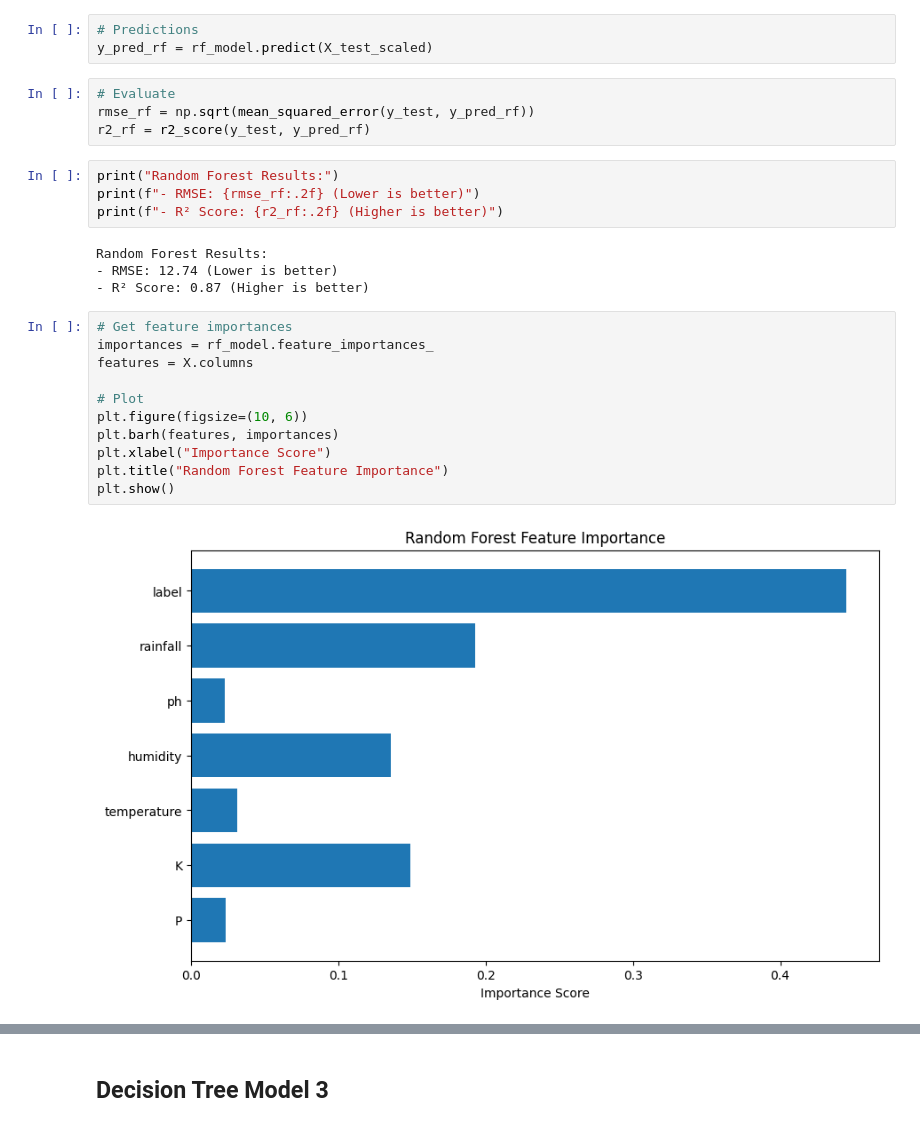
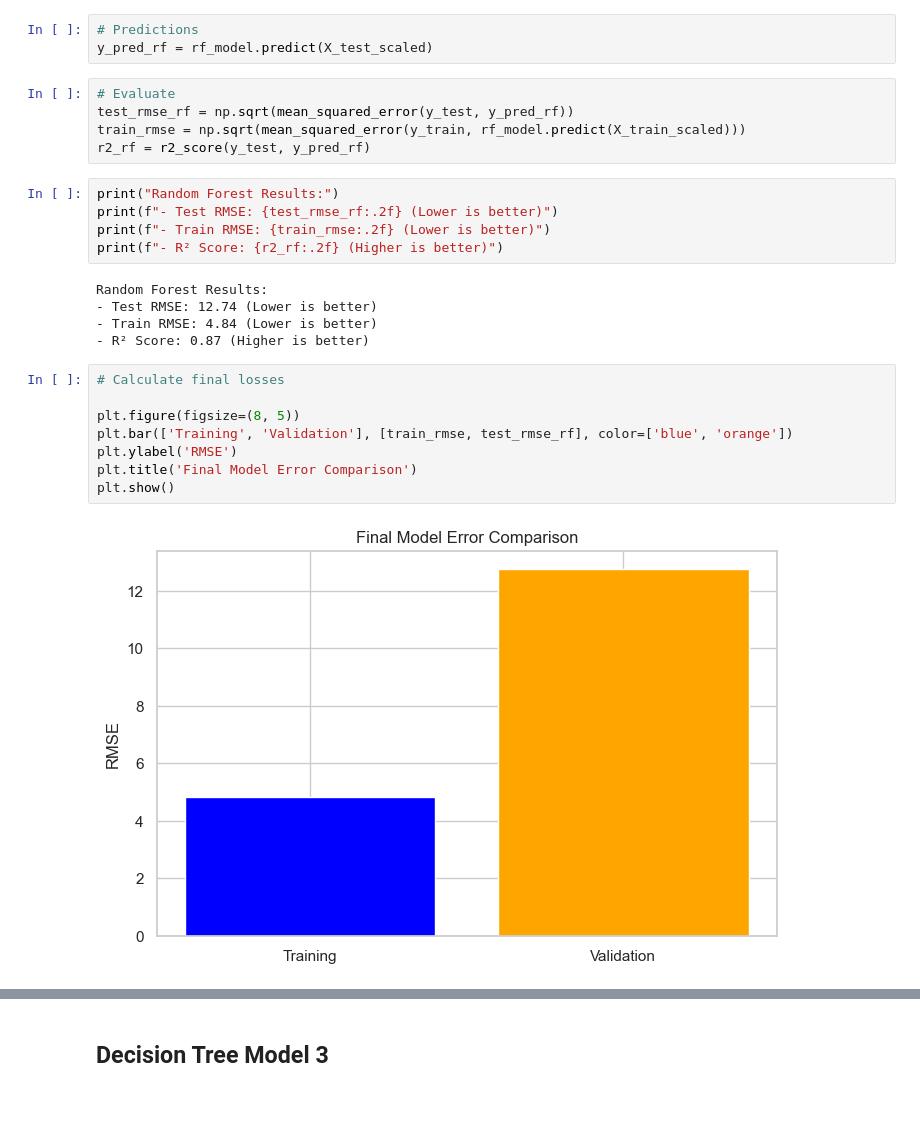
Before and after one commit to mangaorphy/linear_regression_model, a Jupyter notebook: summative/linear_regression/multivariate.ipynb, the cells around one changed output, grey strips where cells are left out. Drawn from its saved outputs; the diff is of its cells as text.

Commit message:
Uodated the some validation for the model

```diff
--- a/summative/linear_regression/multivariate.ipynb
+++ b/summative/linear_regression/multivariate.ipynb
@@ -159,26 +247,26 @@ RandomForestRegressor(random_state=42)
 y_pred_rf = rf_model.predict(X_test_scaled)
 # %%
 # Evaluate
-rmse_rf = np.sqrt(mean_squared_error(y_test, y_pred_rf))
+test_rmse_rf = np.sqrt(mean_squared_error(y_test, y_pred_rf))
+train_rmse = np.sqrt(mean_squared_error(y_train, rf_model.predict(X_train_scaled)))
 r2_rf = r2_score(y_test, y_pred_rf)
 # %%
 print("Random Forest Results:")
-print(f"- RMSE: {rmse_rf:.2f} (Lower is better)")
+print(f"- Test RMSE: {test_rmse_rf:.2f} (Lower is better)")
+print(f"- Train RMSE: {train_rmse:.2f} (Lower is better)")
 print(f"- R² Score: {r2_rf:.2f} (Higher is better)")
 # %% [output]
 Random Forest Results:
-- RMSE: 12.74 (Lower is better)
+- Test RMSE: 12.74 (Lower is better)
+- Train RMSE: 4.84 (Lower is better)
 - R² Score: 0.87 (Higher is better)
 # %%
-# Get feature importances
-importances = rf_model.feature_importances_
-features = X.columns
+# Calculate final losses
 
-# Plot
-plt.figure(figsize=(10, 6))
-plt.barh(features, importances)
-plt.xlabel("Importance Score")
-plt.title("Random Forest Feature Importance")
+plt.figure(figsize=(8, 5))
+plt.bar(['Training', 'Validation'], [train_rmse, test_rmse_rf], color=['blue', 'orange'])
+plt.ylabel('RMSE')
+plt.title('Final Model Error Comparison')
 plt.show()
 # %% [output]
-[figure, old version]
+[figure, new version]
```
Also changed, not shown: parts of 21 cells of this notebook, 2 other files.
